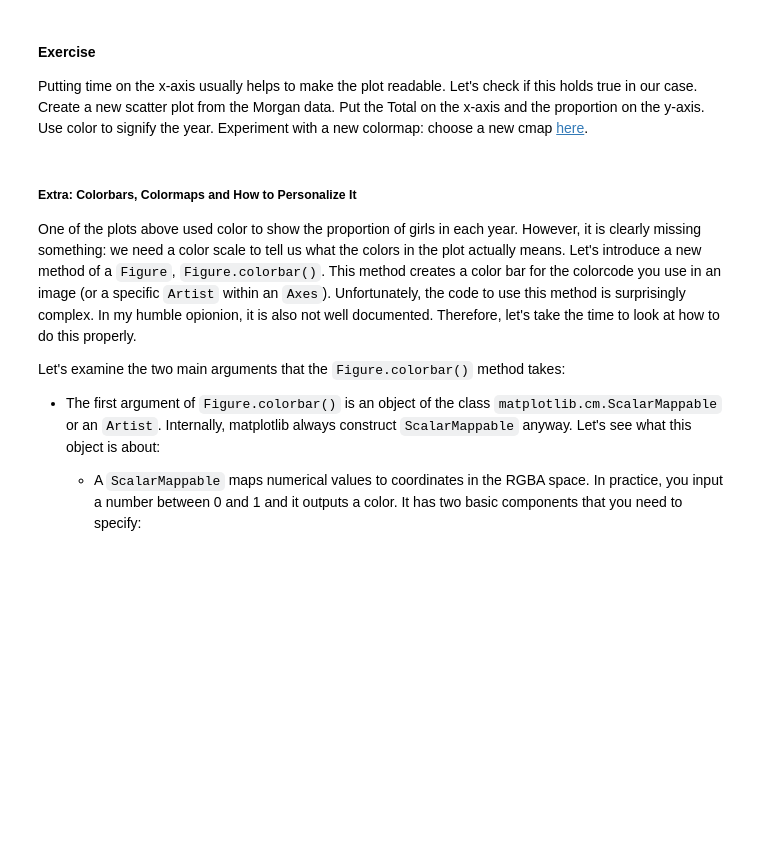
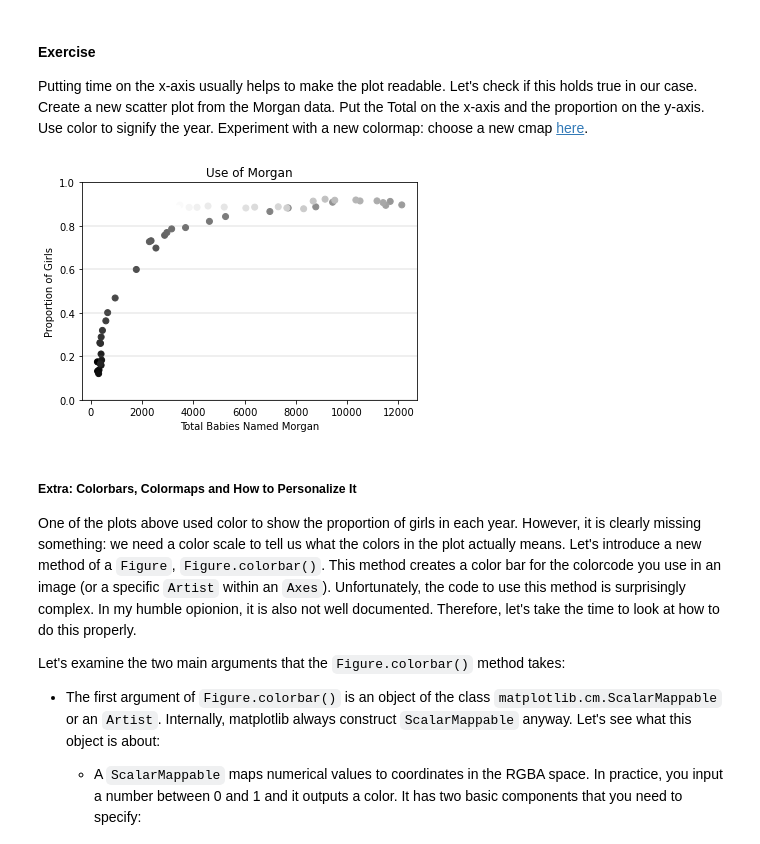
Before and after one commit to non87/Matplotlib-Workshop, a Jupyter notebook: matplotlib_workshop_part_II.ipynb, the cells around one changed output. Cells and saved outputs as stored; diff of their text form; code cells hidden in the pictures; blank space fills up the shorter version.

```diff
--- a/matplotlib_workshop_part_II.ipynb
+++ b/matplotlib_workshop_part_II.ipynb
@@ -119,21 +150,23 @@ ax.grid(color=(0.5,0.5,0.5,0.2), axis='y', lw=0.25)
 Putting time on the x-axis usually helps to make the plot readable. Let's check if this holds true in our case. Create a new scatter plot from the Morgan data. Put the Total on the x-axis and the proportion on the y-axis. Use color to signify the year. Experiment with a new colormap: choose a new cmap <a href="https://matplotlib.org/3.1.1/gallery/color/colormap_reference.html">here</a>.
 # %%
 # Create a figure and and an Axes with the fundamental line
-fig, ax =
+fig, ax = plt.subplots()
 # Put "Use of Morgan" as a title
-ax.
+ax.set_title('Use of Morgan')
 # Use "Total Babies Named Morgan" as the x label
-ax.
+ax.set_xlabel('Total Babies Named Morgan')
 # Use "Proportion of Girls" as the y label
-ax.
+ax.set_ylabel('Proportion of Girls')
 # Set the y limits from 0 to 1
-ax.
+ax.set_ylim([0,1])
 # Now the scatter plot. Use
 # x-axis: morgan['total']
 # y-axis: morgan['Proportion']
 # color: morgan['Year']
-ax.
-ax.
+ax.scatter(morgan['Total'], morgan['Proportion'], c = morgan['Year'], label = 'Morgan', cmap = 'gist_gray')
+ax.grid(color=(0.5,0.5,0.5,0.2), axis='y', lw=0.25)
+# %% [output]
+[figure, added]
 # %% [markdown]
 ##### Extra: Colorbars, Colormaps and How to Personalize It
 
```
Also changed, not shown: parts of 19 cells of this notebook.
